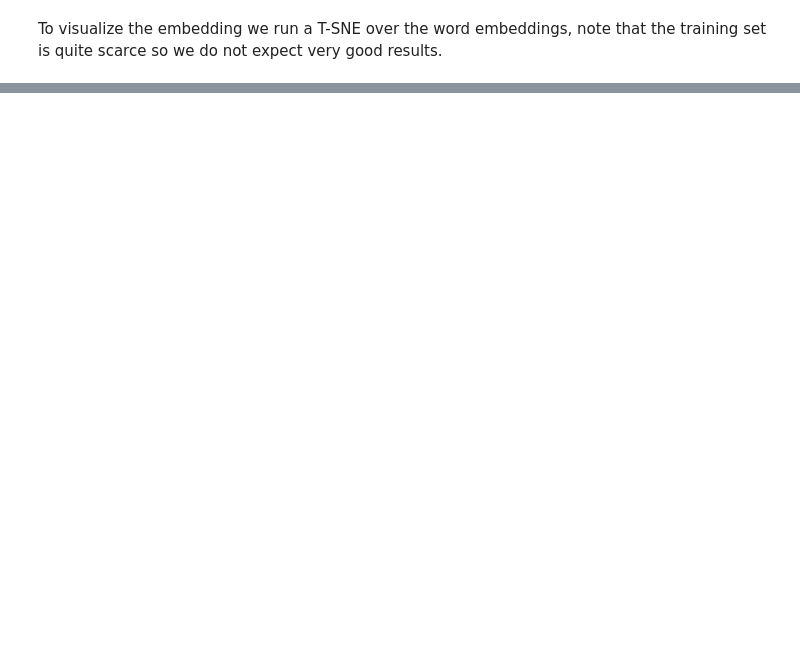
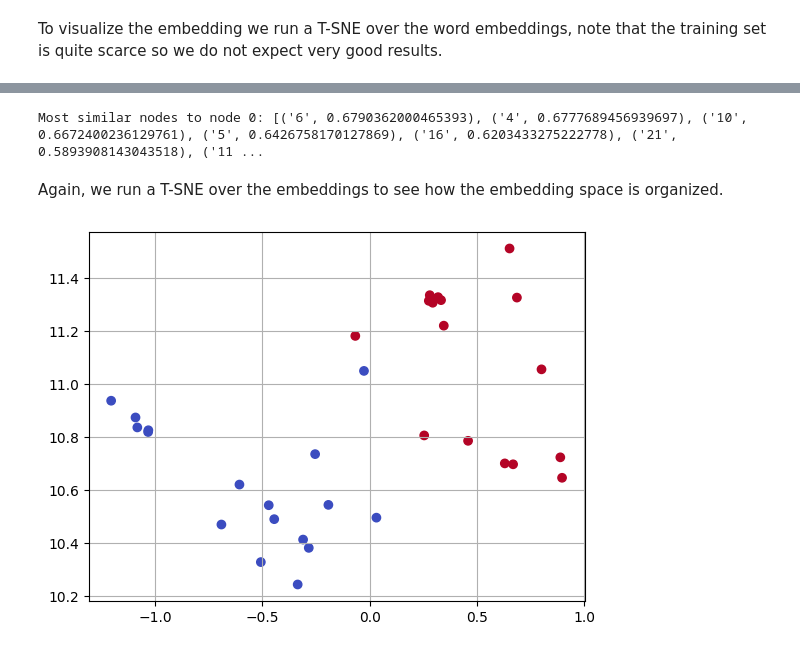
Before and after one commit to rafardzp/Graph-Neural-Networks, a Jupyter notebook: 2. Fundamentals of Graph Learning/GNNs_Chapter03.ipynb, the cells around one changed output, grey strips where cells are left out. Saved outputs shown, nothing was run; the diff lists cells and outputs as text; code cells hidden in the pictures; blank space fills up the shorter version.

```diff
--- a/2. Fundamentals of Graph Learning/GNNs_Chapter03.ipynb
+++ b/2. Fundamentals of Graph Learning/GNNs_Chapter03.ipynb
@@ -82,0 +131,7 @@ plt.show()
+# %%
+# Extract labels and print graph
+karate_graph = nx.karate_club_graph()
+labels = [1 if karate_graph.nodes[node]['club'] == 'Officer' else 0 for node in karate_graph.nodes]
+
+print(f"Number of Club 1 members: {np.sum(labels)}")
+print(f"Number of Club 2 members: {len(labels) - np.sum(labels)}")
@@ -82,0 +150,9 @@ plt.show()
+# %%
+n_walks = 100
+n_elements = 10
+walks = [random_walk(node, karate_graph, n_elements) for node in karate_graph.nodes for i in range(n_walks)]
+
+# Print an example
+print(f"Total number of walks: {len(walks)}")
+print(walks[0])
+print(walks[1])
@@ -82,0 +165,8 @@ plt.show()
+# %%
+model = Word2Vec(walks, sg=1, window=3, vector_size=100, seed=0)
+model.train(walks, total_examples=model.corpus_count, epochs=50, report_delay=1) # Train Word2Vec
+node_order = list(model.wv.key_to_index.keys()) # Extract labels
+
+node_embeddings = model.wv.vectors
+print(node_embeddings.shape)
+print(f'Embedding for node 0: {model.wv[str(0)]}')
@@ -82,0 +193,17 @@ plt.show()
+# %%
+node = 0
+print(f"Most similar nodes to node {node}: {model.wv.most_similar(str(node))}")
+# %% [output]
+Most similar nodes to node 0: [('6', 0.6790362000465393), ('4', 0.6777689456939697), ('10', 0.6672400236129761), ('5', 0.6426758170127869), ('16', 0.6203433275222778), ('21', 0.5893908143043518), ('11 ...
+# %% [markdown]
+Again, we run a T-SNE over the embeddings to see how the embedding space is organized.
+# %%
+tsne = TSNE(n_components=2)
+node_embed_2d = tsne.fit_transform(node_embeddings)
+
+labels_arr = np.array([labels[int(node)] for node in node_order])
+plt.scatter(node_embed_2d[:,0], node_embed_2d[:,1], c=labels_arr, cmap='coolwarm')
+plt.grid()
+plt.show()
+# %% [output]
+[figure, added]
```
Also changed, not shown: parts of 20 cells of this notebook.
